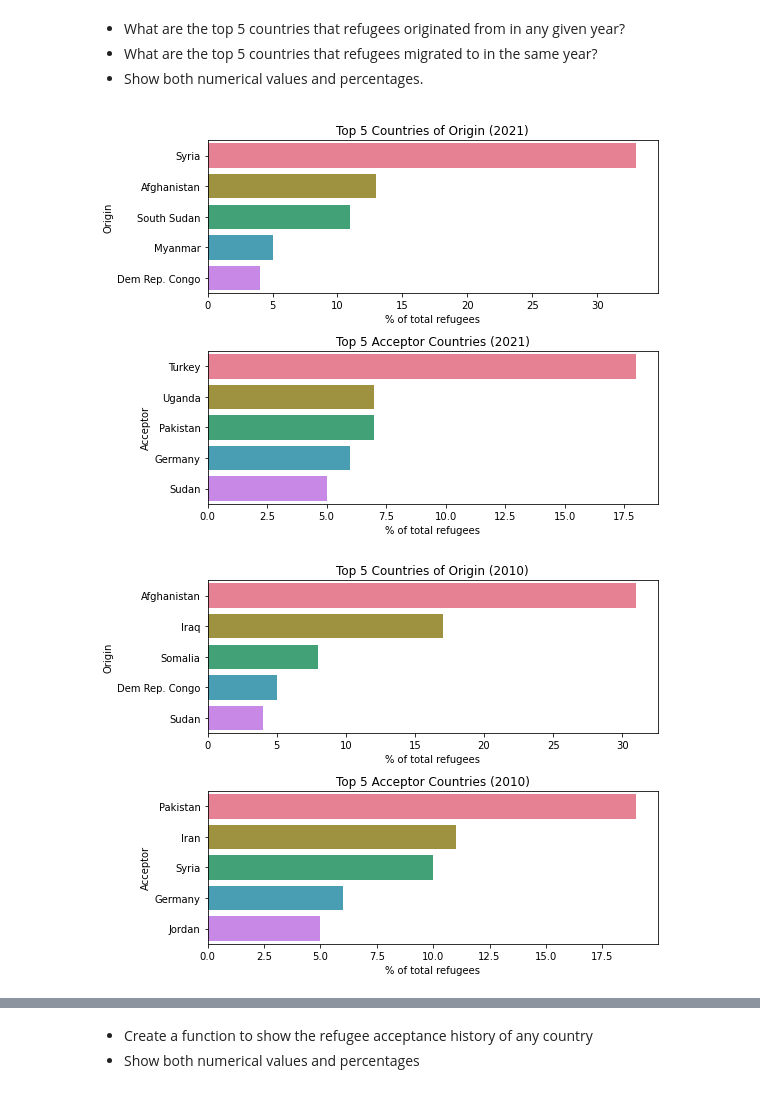
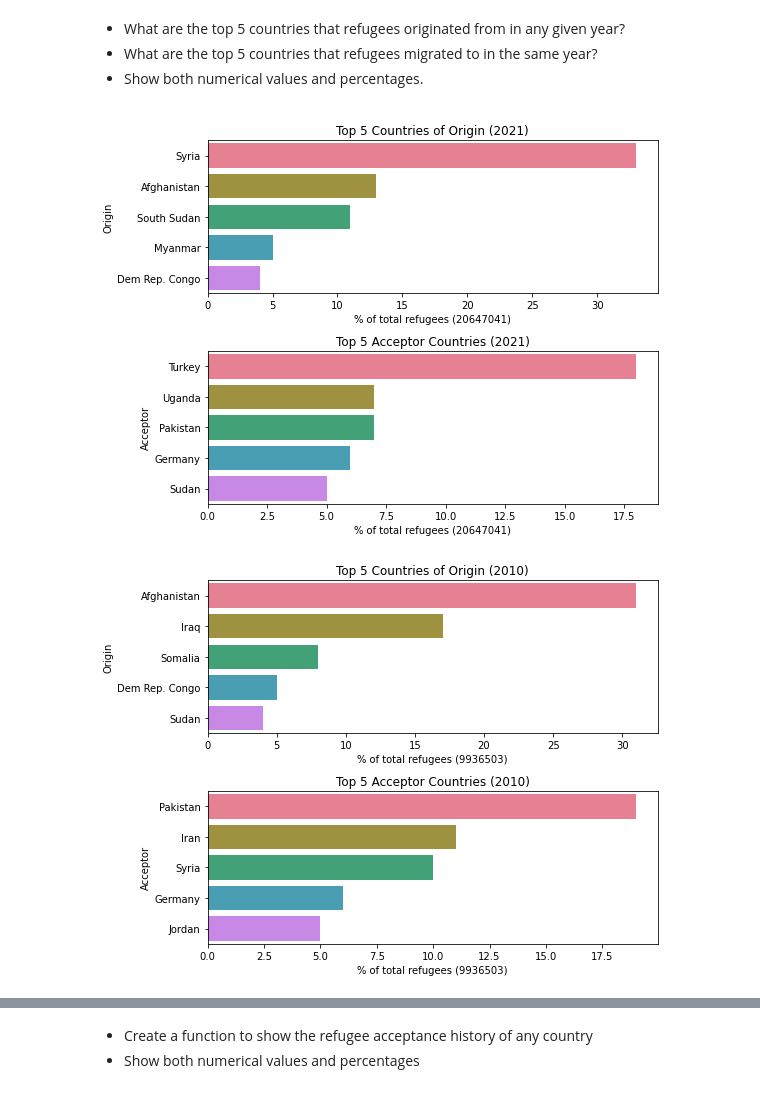
Before and after one commit to nss-data-science-cohort-7/un-exploration-sourish33, a Jupyter notebook: notebooks/refugees.ipynb, the cells around one changed output, grey strips where cells are left out. Drawn from its saved outputs; the diff is of its cells as text; code cells hidden in the pictures.

```diff
--- a/notebooks/refugees.ipynb
+++ b/notebooks/refugees.ipynb
@@ -244,37 +248,38 @@ def make_top_donor_host_plot(yr):
 
     Returns:
         None: This function displays the plots but does not return any values.
 
     Example:
         make_top_donor_host_plot(2023)
     """
-    donors = total_refugees_by_year_and_country(yr, "Origin").head()
+    origins = total_refugees_by_year_and_country(yr, "Origin").head()
     hosts = total_refugees_by_year_and_country(yr, "Acceptor").head()
+    total = total_refugees_by_year(yr)
 
     # Generate random color palettes
-    donor_palette = sns.color_palette("husl", len(donors))
+    origin_palette = sns.color_palette("husl", len(origins))
     host_palette = sns.color_palette("husl", len(hosts))
 
     # Create a figure and two subplots
     fig, axes = plt.subplots(nrows=2, ncols=1, figsize=(8, 6))
 
     # Plot the donors data on the first subplot with a random color palette
-    sns.barplot(data=donors, x="Percentage", y="Origin", ax=axes[0], palette=donor_palette)
+    sns.barplot(data=origins, x="Percentage", y="Origin", ax=axes[0], palette=origin_palette)
     axes[0].set_title(f"Top 5 Countries of Origin ({yr})")
-    axes[0].set_xlabel("% of total refugees")
+    axes[0].set_xlabel(f"% of total refugees ({total})")
 
     # Plot the hosts data on the second subplot with a random color palette
     sns.barplot(data=hosts, x="Percentage", y="Acceptor", ax=axes[1], palette=host_palette)
     axes[1].set_title(f"Top 5 Acceptor Countries ({yr})")
-    axes[1].set_xlabel("% of total refugees")
+    axes[1].set_xlabel(f"% of total refugees ({total})")
 
     # Adjust layout and show the plots
     plt.tight_layout()
     plt.show()
 
 make_top_donor_host_plot(2021)
 make_top_donor_host_plot(2010)
 make_top_donor_host_plot(1990)
 # %% [output]
-[figure, old version]
+[figure, new version]
-[figure, old version]
+[figure, new version]
```
Also changed, not shown: parts of 8 cells of this notebook.
